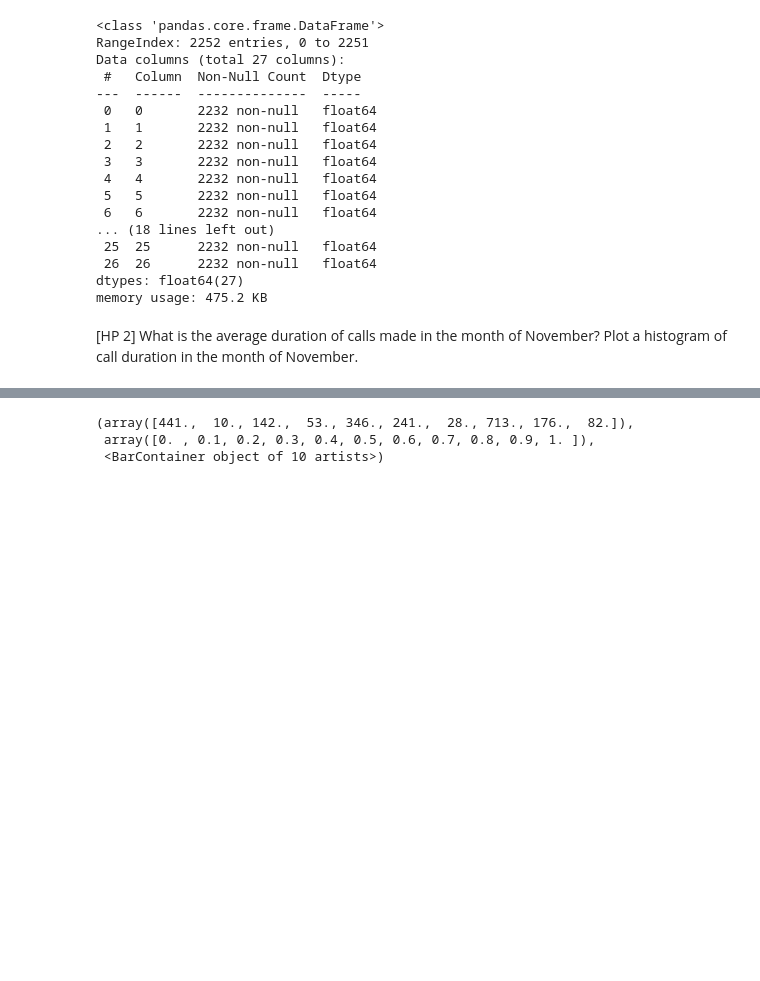
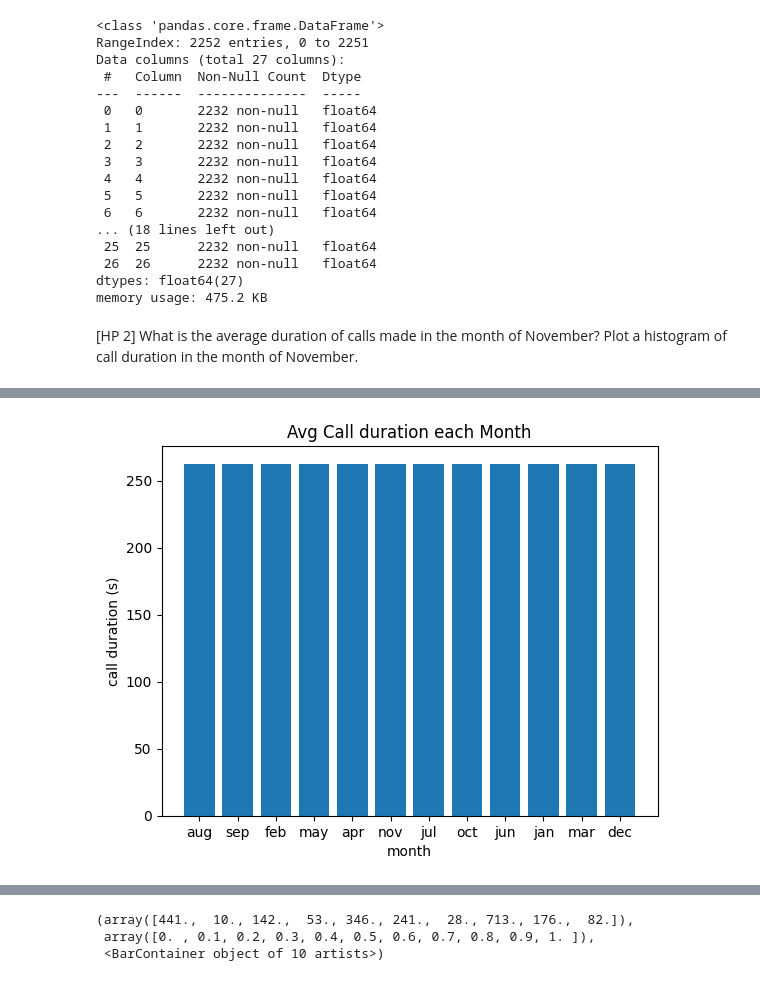
Before and after one commit to ankitajaswal/Cmpe255, a Jupyter notebook: HW1/HW1 Part 2.ipynb, the cells around one changed output, grey strips where cells are left out. Drawn from its saved outputs; the diff is of its cells as text; code cells hidden in the pictures; blank space fills up the shorter version.

```diff
--- a/HW1/HW1 Part 2.ipynb
+++ b/HW1/HW1 Part 2.ipynb
@@ -744,0 +790,8 @@ memory usage: 475.2 KB
+# %%
+plt.bar(df[10], df[11].mean(), align='center')
+plt.xlabel('month')
+plt.ylabel('call duration (s)')
+plt.title('Avg Call duration each Month')
+plt.show()
+# %% [output]
+[figure, added]
```
Also changed, not shown: parts of 25 cells of this notebook.
